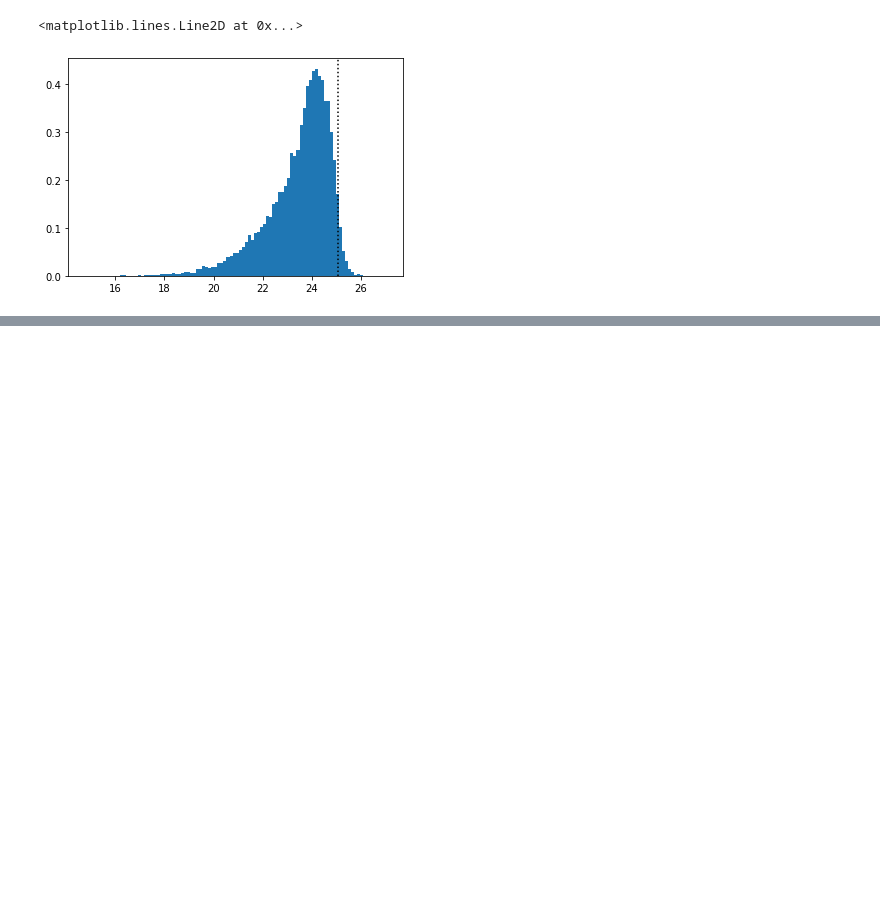
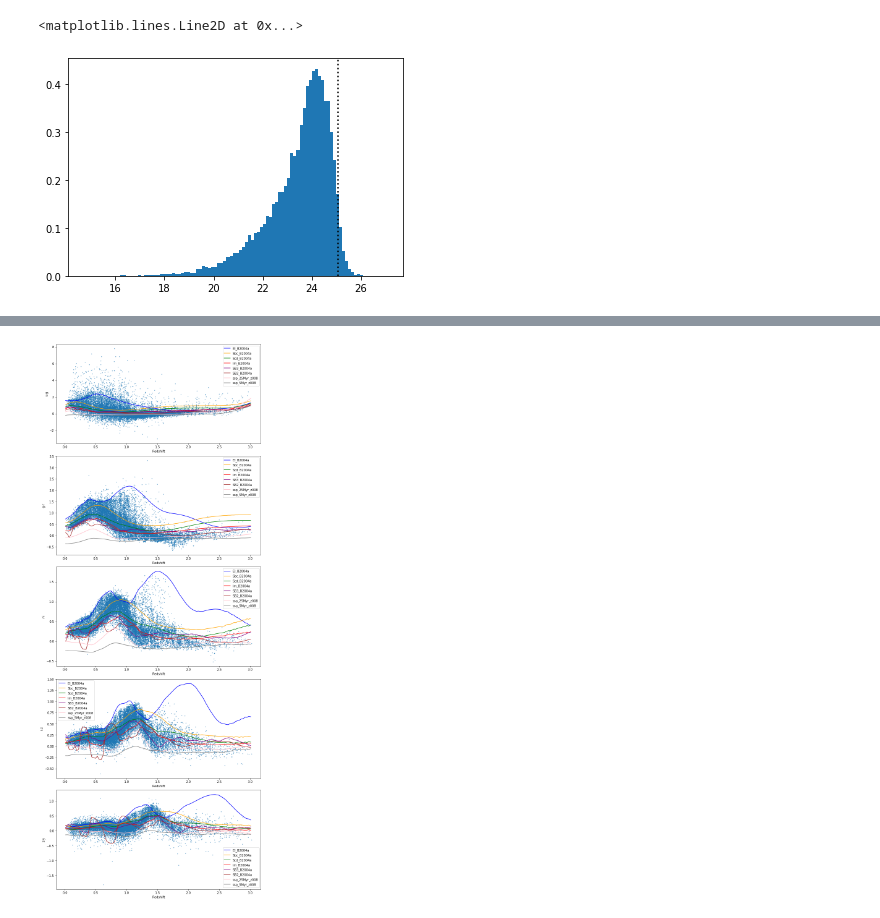
Before and after one commit to sylvielsstfr/Intern2022_PhotoZ, a Jupyter notebook: malmquist_bias.ipynb, the cells around one changed output, grey strips where cells are left out. Drawn from its saved outputs; the diff is of its cells as text; code cells hidden in the pictures; blank space fills up the shorter version.

```diff
--- a/malmquist_bias.ipynb
+++ b/malmquist_bias.ipynb
@@ -310,0 +418,9 @@ plt.axvline(m5i, c='k', ls=':')
+# %%
+z_grid = np.linspace(0.01, 3.01, 100)
+magTemplates, zTemplates, sedAndZTemplates = buildTemplates(sedList_Delight,\
+                                                            z_grid,\
+                                                            filtersList,\
+                                                            output='magnitude')
+colorsTemplates = np.empty((magTemplates.shape[0], magTemplates.shape[1]-1))
+for col in np.arange(colorsTemplates.shape[1]):
+    colorsTemplates[:, col] = magTemplates[:, col] - magTemplates[:, col+1]
@@ -310,0 +441,14 @@ plt.axvline(m5i, c='k', ls=':')
+# %%
+fig, axs = plt.subplots(allColors.shape[1], 1, constrained_layout=True, figsize=(10, 25))
+axs = axs.ravel()
+
+for color in np.arange(allColors.shape[1]):
+    axs[color].scatter(z, allColors[:, color], s=1)
+    for sed, c in zip(np.arange(len(sedNamesDelight)), ['b', 'orange', 'g', 'r', 'purple', 'brown', 'pink', 'grey']):
+        ind = (colorsTemplates[:, -1] == sed)
+        axs[color].plot(zTemplates[ind], colorsTemplates[ind, color], c=c, label=sedNamesDelight[sed])
+    axs[color].set_xlabel('Redshift')
+    axs[color].set_ylabel(colorsNames[color])
+    axs[color].legend()
+# %% [output]
+[figure, added]
```
Also changed, not shown: parts of 26 cells of this notebook, 1 other file.
